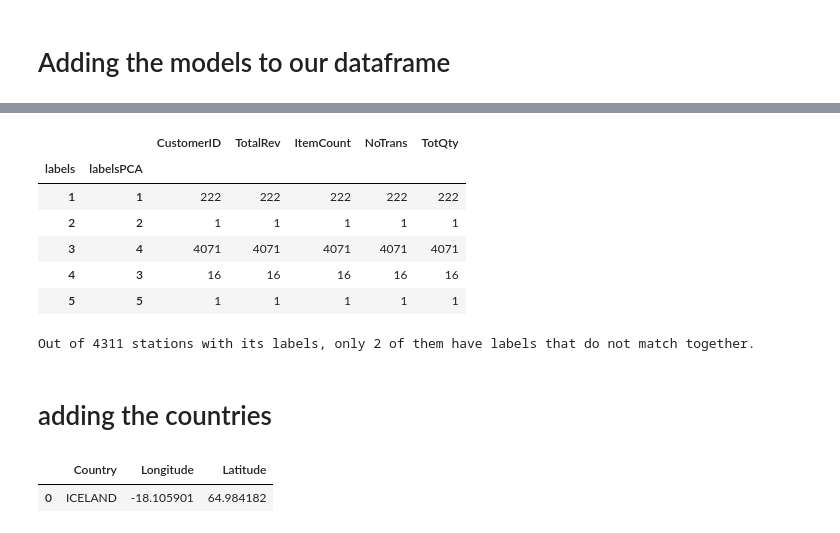
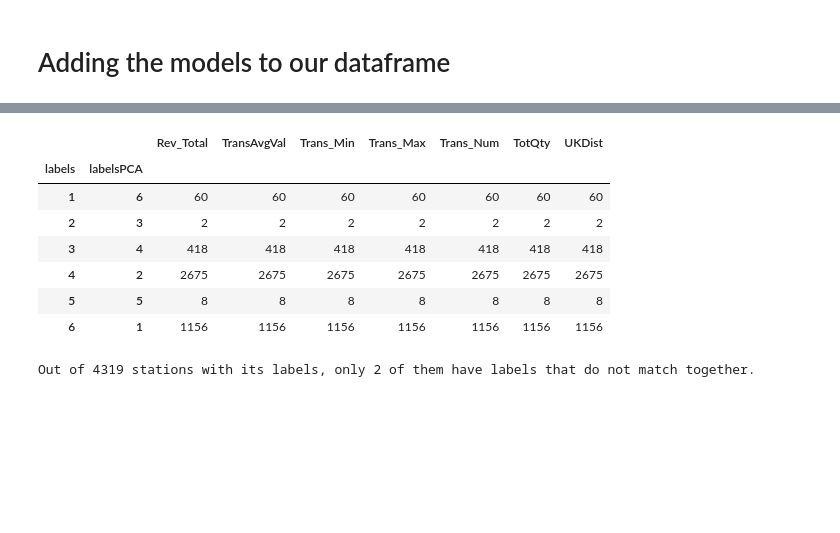
Before and after one commit to tristar82/Project-Week-8-Final-Project, a Jupyter notebook: your-project/Code/Clustering_exercise.ipynb, the cells around one changed output, grey strips where cells are left out. Cells and saved outputs as stored; diff of their text form; code cells hidden in the pictures; blank space fills up the shorter version.

```diff
--- a/your-project/Code/Clustering_exercise.ipynb
+++ b/your-project/Code/Clustering_exercise.ipynb
@@ -145,10 +266,10 @@ array([[1.53154861e+04, 7.96712025e+02, 5.64333742e+01, 5.64333742e+01,
 As we are having more than 25 features, it might make sense to reduce the number of components into 5 and compare with the result of the model 1.
 # %%
 # Principal Component
-pca = PCA(n_components=5)
+pca = PCA(n_components=6)
 
-principalComponents = pca.fit_transform(df_summary)
+principalComponents = pca.fit_transform(df_final)
 principalDf = pd.DataFrame(data = principalComponents
-             ,columns = ['pc1', 'pc2', 'pc3', 'pc4','pc5'])
+             ,columns = ['pc1', 'pc2', 'pc3', 'pc4','pc5', 'pc6'])
 principalDf.head()
 # %% [output]
@@ -187,0 +301,3 @@ df_summary.head()
+# %%
+df_final['labels'] = customer_clusters.fit_predict(df_final)
+df_final.head()
@@ -188,4 +312,4 @@ df_summary.head()
 # %%
-df_summary['labelsPCA'] = october_clusters_PCA.fit_predict(principalDf)
-df_summary.head()
+df_final['labelsPCA'] = customer_clusters.fit_predict(principalDf)
+df_final.head()
 # %% [output]
@@ -198,3 +323,3 @@ df_summary.head()
 # %%
-df_summary[['labels','labelsPCA']] = df_summary[['labels','labelsPCA']].replace([0, 1, 2, 3, 4], [1, 2, 3, 4, 5])
+df_final[['labels','labelsPCA']] = df_final[['labels','labelsPCA']].replace([0, 1, 2, 3, 4, 5], [1, 2, 3, 4, 5, 6])
 # %%
@@ -217,17 +344,18 @@ df_summary.labelsPCA.value_counts()
 Name: labelsPCA, dtype: int64
 # %%
 #Let's check if there is any relationship between the labels created by the two models:
-df_summary.groupby(["labels","labelsPCA"]).count()
+df_final.groupby(["labels","labelsPCA"]).count()
 # %% [output]
-|  |  | CustomerID | TotalRev | ItemCount | NoTrans | TotQty |
-| labels | labelsPCA |  |  |  |  |  |
-| 1 | 1 | 222 | 222 | 222 | 222 | 222 |
-| 2 | 2 | 1 | 1 | 1 | 1 | 1 |
-| 3 | 4 | 4071 | 4071 | 4071 | 4071 | 4071 |
-| 4 | 3 | 16 | 16 | 16 | 16 | 16 |
-| 5 | 5 | 1 | 1 | 1 | 1 | 1 |
+|  |  | Rev_Total | TransAvgVal | Trans_Min | Trans_Max | Trans_Num | TotQty | UKDist |
+| labels | labelsPCA |  |  |  |  |  |  |  |
+| 1 | 6 | 60 | 60 | 60 | 60 | 60 | 60 | 60 |
+| 2 | 3 | 2 | 2 | 2 | 2 | 2 | 2 | 2 |
+| 3 | 4 | 418 | 418 | 418 | 418 | 418 | 418 | 418 |
+| 4 | 2 | 2675 | 2675 | 2675 | 2675 | 2675 | 2675 | 2675 |
+| 5 | 5 | 8 | 8 | 8 | 8 | 8 | 8 | 8 |
+| 6 | 1 | 1156 | 1156 | 1156 | 1156 | 1156 | 1156 | 1156 |
 # %%
-print(f'Out of {df_summary.shape[0]} stations with its labels, only 2 of them have labels that do not match together.')
+print(f'Out of {df_final.shape[0]} stations with its labels, only 2 of them have labels that do not match together.')
 #Although the models have numbered the labels with different numbers we consider them equivalent
 # %% [output]
-Out of 4311 stations with its labels, only 2 of them have labels that do not match together.
+Out of 4319 stations with its labels, only 2 of them have labels that do not match together.
@@ -236,7 +361,0 @@ df_summary.to_csv("..\\Dataset\\clusters.csv",encoding="utf_8",decimal=',', sep=
-# %% [markdown]
-# adding the countries
-# %%
-df_count.head(1)
-# %% [output]
-|  | Country | Longitude | Latitude |
-| 0 | ICELAND | -18.105901 | 64.984182 |
```
Also changed, not shown: parts of 50 cells of this notebook.
